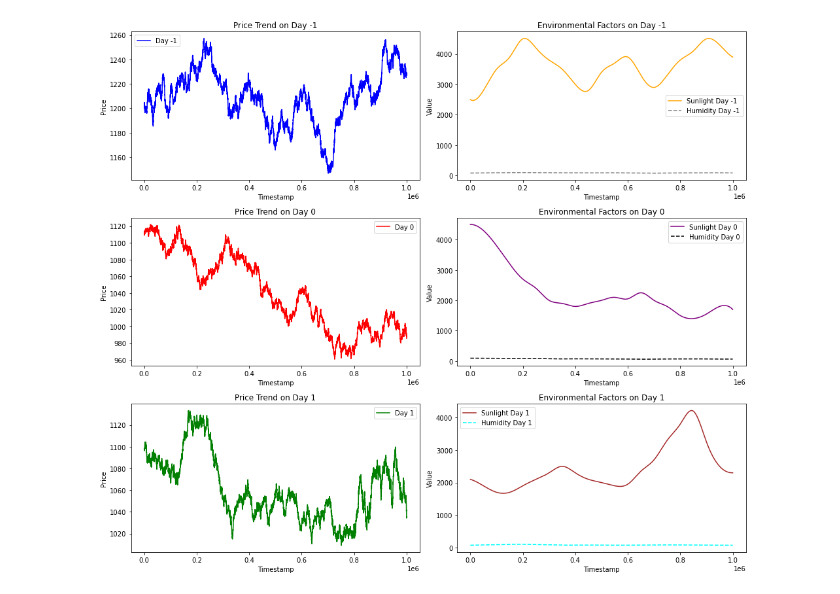
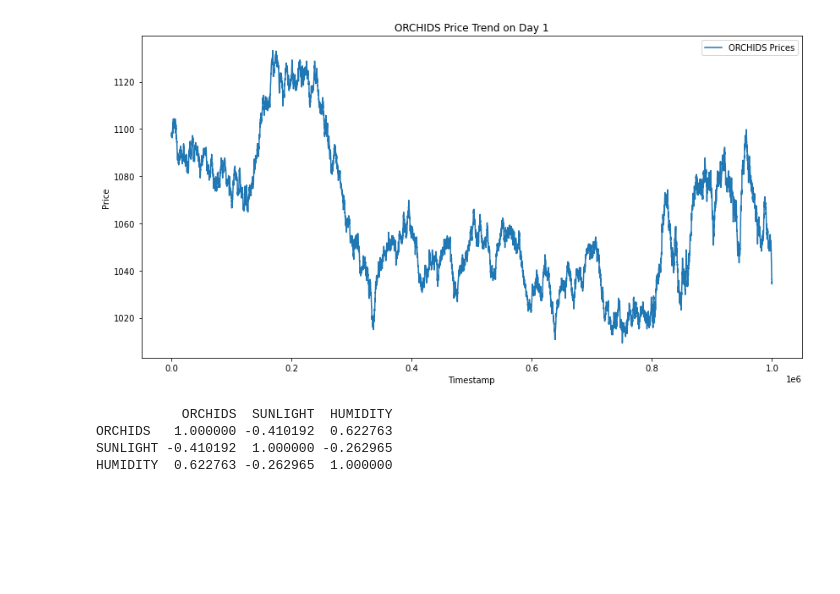
Before and after one commit to wickkan/IMC-Prosperity-2, a Jupyter notebook: Round2/Round2_DataAnalysis/rd2_data_analysis.ipynb, the cells around one changed output. Saved outputs shown, nothing was run; the diff lists cells and outputs as text; code cells hidden in the pictures; blank space fills up the shorter version.

Commit message:
added round 2 changes

```diff
--- a/Round2/Round2_DataAnalysis/rd2_data_analysis.ipynb
+++ b/Round2/Round2_DataAnalysis/rd2_data_analysis.ipynb
@@ -1,11 +1,20 @@
 # %%
 import pandas as pd
 
-# Load the CSV files
-day_minus_1 = pd.read_csv('prices_round_2_day_-1.csv', delimiter=';')
-day_0 = pd.read_csv('prices_round_2_day_0.csv', delimiter=';')
-day_1 = pd.read_csv('prices_round_2_day_1.csv', delimiter=';')
+# For the price data
+data_day_minus_1 = pd.read_csv('prices_round_2_day_-1.csv', delimiter=';')
+data_day_0 = pd.read_csv('prices_round_2_day_0.csv', delimiter=';')
+data_day_1 = pd.read_csv('prices_round_2_day_1.csv', delimiter=';')
 
-# Display the first few rows of each dataframe to understand their structure
-(day_minus_1.head(), day_0.head(), day_1.head())
+# For the trading data
+trading_data_day_1 = pd.read_csv('day_1_trading_data.csv', delimiter=';')
+
+# Quick look at the data
+print(data_day_minus_1.head())
+print(data_day_0.head())
+print(data_day_1.head())
+print(trading_data_day_1.head())
+
+# Check basic statistics for day -1 prices
+print(data_day_minus_1.describe())
 # %% [output]
@@ -54,37 +38,22 @@ stats_summary
-# %%
-import matplotlib.pyplot as plt
-
-# Set up the plot
-fig, axs = plt.subplots(3, 2, figsize=(14, 12))
-
-# Price plots
-axs[0, 0].plot(day_minus_1['timestamp'], day_minus_1['ORCHIDS'], label='Day -1', color='blue')
-axs[1, 0].plot(day_0['timestamp'], day_0['ORCHIDS'], label='Day 0', color='red')
-axs[2, 0].plot(day_1['timestamp'], day_1['ORCHIDS'], label='Day 1', color='green')
-
-# Sunlight plots
-axs[0, 1].plot(day_minus_1['timestamp'], day_minus_1['SUNLIGHT'], label='Sunlight Day -1', color='orange')
-axs[1, 1].plot(day_0['timestamp'], day_0['SUNLIGHT'], label='Sunlight Day 0', color='purple')
-axs[2, 1].plot(day_1['timestamp'], day_1['SUNLIGHT'], label='Sunlight Day 1', color='brown')
-
-# Humidity plots on same axes as sunlight for easier comparison
-axs[0, 1].plot(day_minus_1['timestamp'], day_minus_1['HUMIDITY'], label='Humidity Day -1', linestyle='--', color='gray')
-axs[1, 1].plot(day_0['timestamp'], day_0['HUMIDITY'], label='Humidity Day 0', linestyle='--', color='black')
-axs[2, 1].plot(day_1['timestamp'], day_1['HUMIDITY'], label='Humidity Day 1', linestyle='--', color='cyan')
-
-# Set titles and labels
-for i in range(3):
-    axs[i, 0].set_title(f'Price Trend on Day {i-1}')
-    axs[i, 0].set_xlabel('Timestamp')
-    axs[i, 0].set_ylabel('Price')
-    axs[i, 0].legend()
-
-    axs[i, 1].set_title(f'Environmental Factors on Day {i-1}')
-    axs[i, 1].set_xlabel('Timestamp')
-    axs[i, 1].set_ylabel('Value')
-    axs[i, 1].legend()
-
-plt.tight_layout()
-plt.show()
-# %% [output]
-[figure, removed]
+# %%
+import matplotlib.pyplot as plt
+
+# Plotting ORCHIDS prices over time for Day 1
+plt.figure(figsize=(14, 7))
+plt.plot(data_day_1['timestamp'], data_day_1['ORCHIDS'], label='ORCHIDS Prices')
+plt.title('ORCHIDS Price Trend on Day 1')
+plt.xlabel('Timestamp')
+plt.ylabel('Price')
+plt.legend()
+plt.show()
+# %% [output]
+[figure, added]
+# %%
+# Calculate and display correlation matrix for price and external factors
+correlation_matrix = data_day_1[['ORCHIDS', 'SUNLIGHT', 'HUMIDITY']].corr()
+print(correlation_matrix)
+# %% [output]
+           ORCHIDS  SUNLIGHT  HUMIDITY
+ORCHIDS   1.000000 -0.410192  0.622763
+SUNLIGHT -0.410192  1.000000 -0.262965
+HUMIDITY  0.622763 -0.262965  1.000000
```
Also changed, not shown: parts of 3 cells of this notebook, 8 other files.
